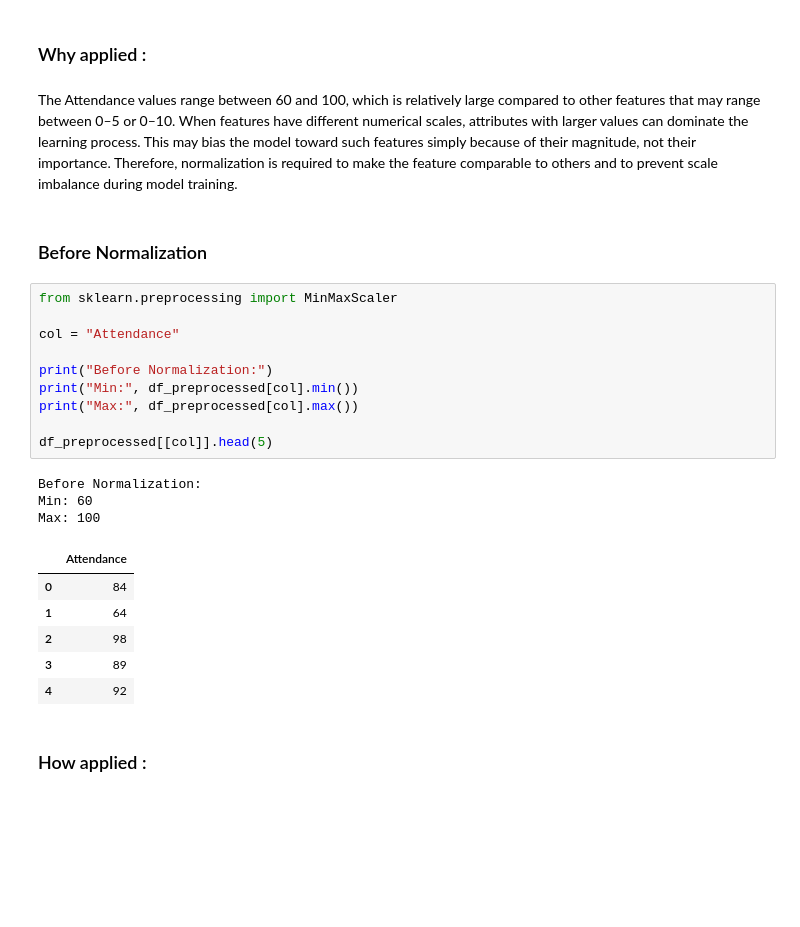
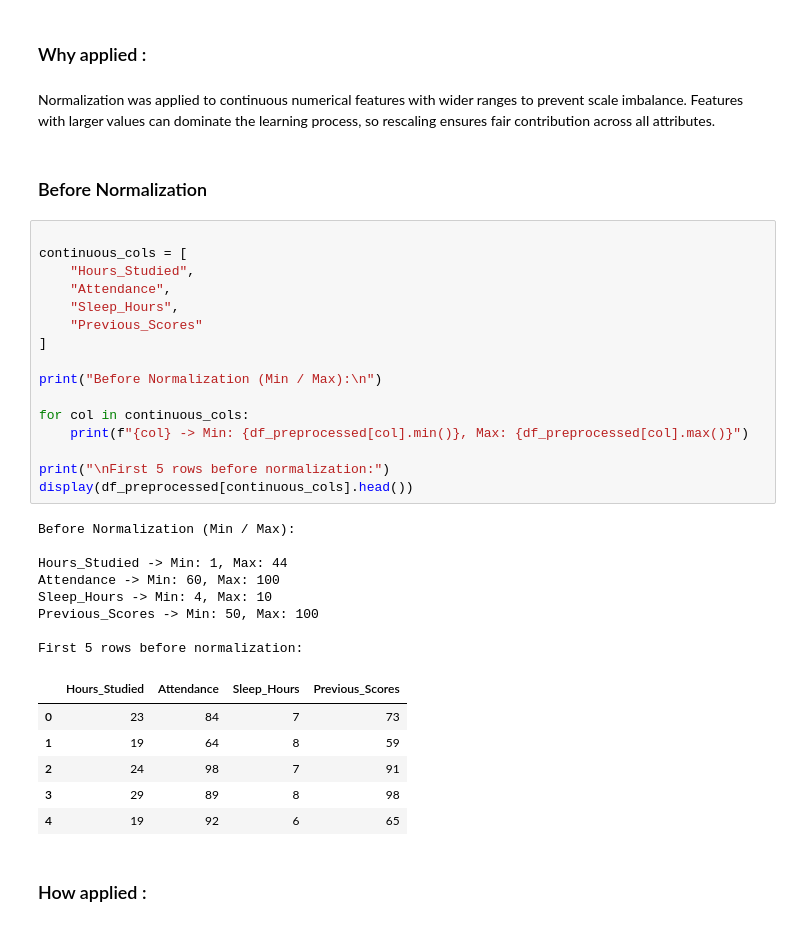
Before and after one commit to leeno-ob/IT326-project, a Jupyter notebook: phase2.ipynb, the cells around one changed output. Saved outputs shown, nothing was run; the diff lists cells and outputs as text; blank space fills up the shorter version.

```diff
--- a/phase2.ipynb
+++ b/phase2.ipynb
@@ -519,30 +514,41 @@ After applying encoding, all categorical attributes were successfully converted
 Min-Max normalization is a feature scaling technique that rescales numerical values to a fixed range.
 # %% [markdown]
 ### Why applied :
-# %% [markdown]
-The Attendance values range between 60 and 100, which is relatively large compared to other features that may range between 0–5 or 0–10. When features have different numerical scales, attributes with larger values can dominate the learning process. This may bias the model toward such features simply because of their magnitude, not their importance. Therefore, normalization is required to make the feature comparable to others and to prevent scale imbalance during model training.
+# %% [markdown]
+Normalization was applied to continuous numerical features with wider ranges to prevent scale imbalance. Features with larger values can dominate the learning process, so rescaling ensures fair contribution across all attributes.
 # %% [markdown]
 ### Before Normalization
 # %%
-from sklearn.preprocessing import MinMaxScaler
 
-col = "Attendance"
+continuous_cols = [
+    "Hours_Studied",
+    "Attendance",
+    "Sleep_Hours",
+    "Previous_Scores"
+]
 
-print("Before Normalization:")
-print("Min:", df_preprocessed[col].min())
-print("Max:", df_preprocessed[col].max())
+print("Before Normalization (Min / Max):\n")
 
-df_preprocessed[[col]].head(5)
+for col in continuous_cols:
+    print(f"{col} -> Min: {df_preprocessed[col].min()}, Max: {df_preprocessed[col].max()}")
+
+print("\nFirst 5 rows before normalization:")
+display(df_preprocessed[continuous_cols].head())
 # %% [output]
-Before Normalization:
-Min: 60
-Max: 100
+Before Normalization (Min / Max):
+
+Hours_Studied -> Min: 1, Max: 44
+Attendance -> Min: 60, Max: 100
+Sleep_Hours -> Min: 4, Max: 10
+Previous_Scores -> Min: 50, Max: 100
+
+First 5 rows before normalization:
-|  | Attendance |
-| 0 | 84 |
-| 1 | 64 |
-| 2 | 98 |
-| 3 | 89 |
-| 4 | 92 |
+|  | Hours_Studied | Attendance | Sleep_Hours | Previous_Scores |
+| 0 | 23 | 84 | 7 | 73 |
+| 1 | 19 | 64 | 8 | 59 |
+| 2 | 24 | 98 | 7 | 91 |
+| 3 | 29 | 89 | 8 | 98 |
+| 4 | 19 | 92 | 6 | 65 |
 # %% [markdown]
 ### How applied :
 # %% [markdown]
```
Also changed, not shown: parts of 11 cells of this notebook.
